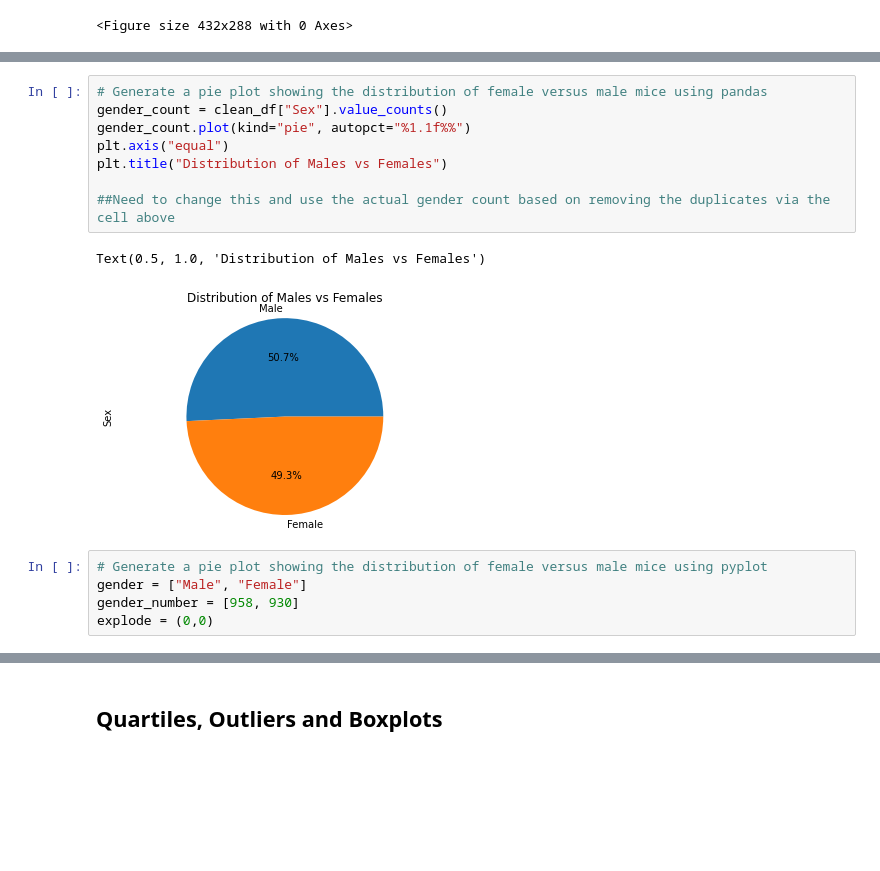
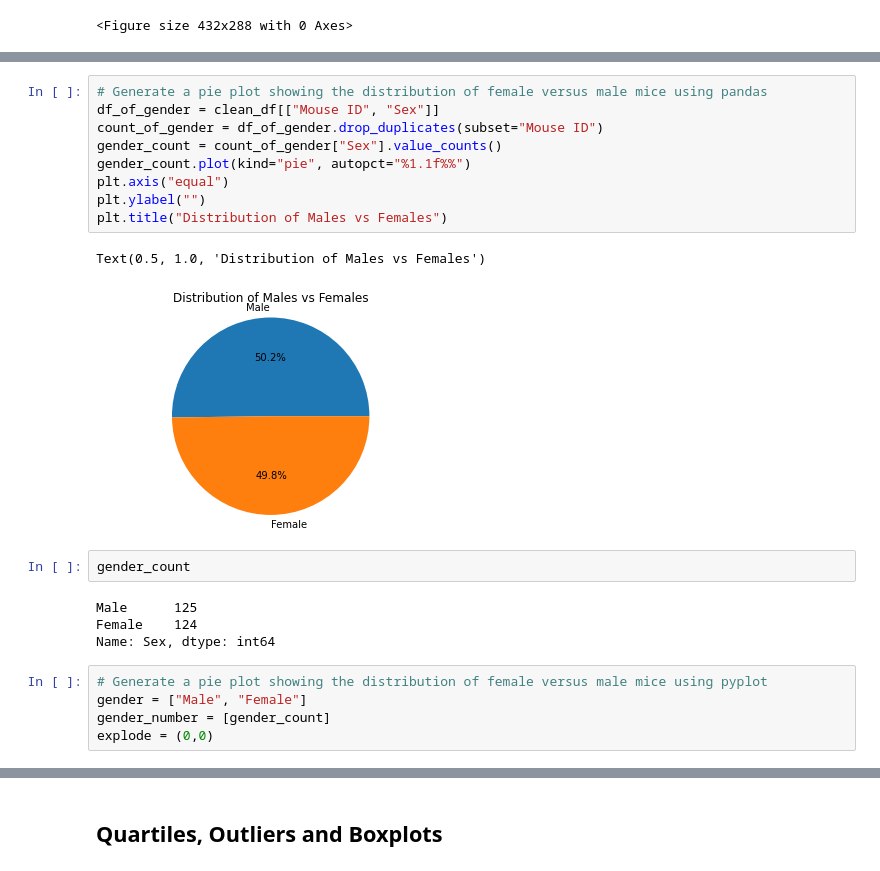
Before and after one commit to hsharma263/matplotlib-challenge, a Jupyter notebook: pymaceuticals_starter.ipynb, the cells around one changed output, grey strips where cells are left out. Cells and saved outputs as stored; diff of their text form; blank space fills up the shorter version.

```diff
--- a/pymaceuticals_starter.ipynb
+++ b/pymaceuticals_starter.ipynb
@@ -267,18 +254,25 @@ Name: Sex, dtype: int64
 # %%
 # Generate a pie plot showing the distribution of female versus male mice using pandas
-gender_count = clean_df["Sex"].value_counts()
+df_of_gender = clean_df[["Mouse ID", "Sex"]]
+count_of_gender = df_of_gender.drop_duplicates(subset="Mouse ID")
+gender_count = count_of_gender["Sex"].value_counts()
 gender_count.plot(kind="pie", autopct="%1.1f%%")
 plt.axis("equal")
+plt.ylabel("")
 plt.title("Distribution of Males vs Females")
-
-##Need to change this and use the actual gender count based on removing the duplicates via the cell above
 # %% [output]
 Text(0.5, 1.0, 'Distribution of Males vs Females')
-[figure, old version]
+[figure, new version]
+# %%
+gender_count
+# %% [output]
+Male      125
+Female    124
+Name: Sex, dtype: int64
 # %%
 # Generate a pie plot showing the distribution of female versus male mice using pyplot
 gender = ["Male", "Female"]
-gender_number = [958, 930]
+gender_number = [gender_count]
 explode = (0,0)
 # %%
 plt.pie(gender_number, explode=explode, labels=gender,
```
Also changed, not shown: parts of 15 cells of this notebook.
